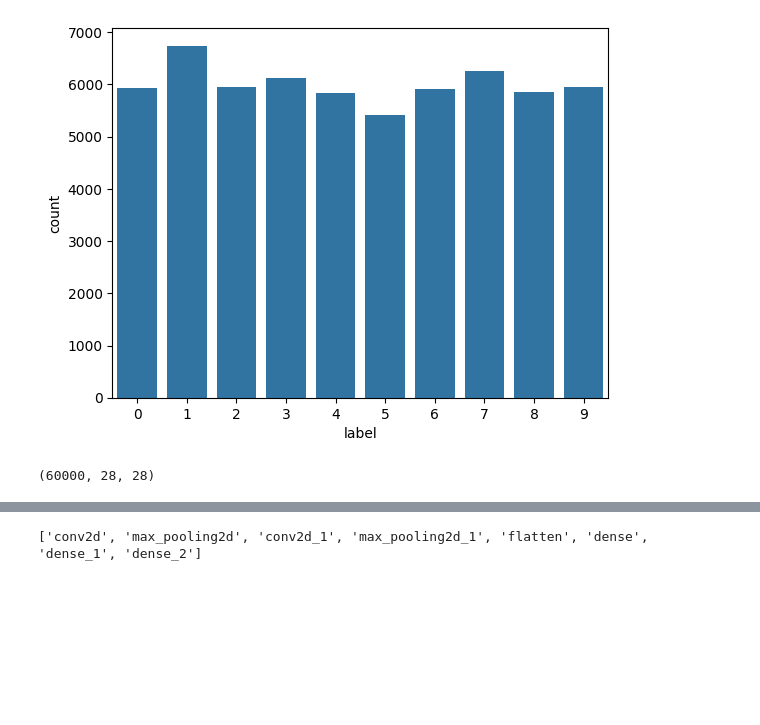
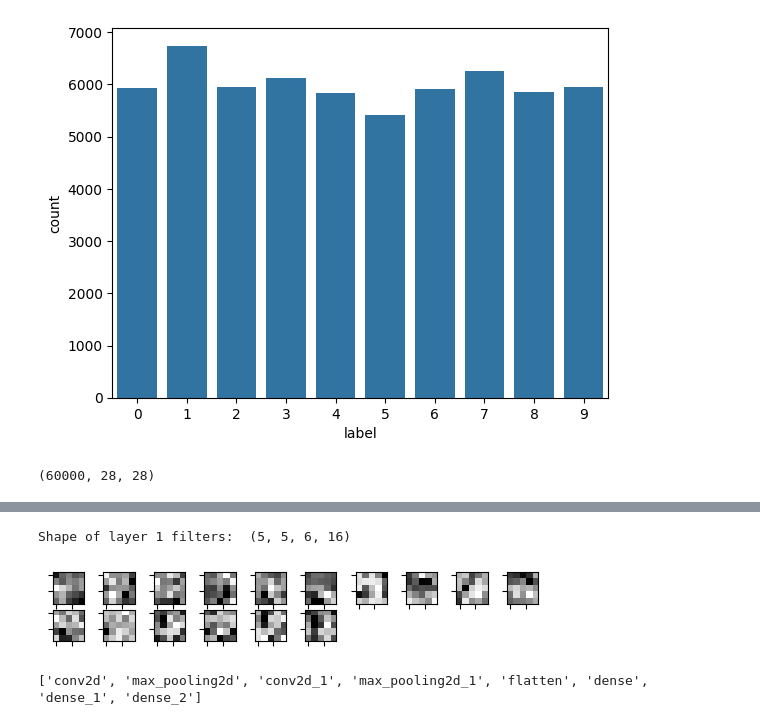
Before and after one commit to Abhinav-Krishnan-Ds/AIProjects, a Jupyter notebook: Computer_vision_Projects/CNN/CNN.ipynb, the cells around one changed output, grey strips where cells are left out. Cells and saved outputs as stored; diff of their text form; code cells hidden in the pictures; blank space fills up the shorter version.

Commit message:
Learning to visualize feature maps

```diff
--- a/Computer_vision_Projects/CNN/CNN.ipynb
+++ b/Computer_vision_Projects/CNN/CNN.ipynb
@@ -125,0 +134,3 @@ Epoch 5/5
+# %%
+layers = model_LeNet.layers
+layers
@@ -126,3 +146,18 @@ Epoch 5/5
+# %%
+filters, biases = layers[2].get_weights()
+
+print("Shape of layer 1 filters: ", filters.shape)
+# %% [output]
+Shape of layer 1 filters:  (5, 5, 6, 16)
+# %%
+for i in range(filters.shape[-1]):
+    f = filters[:, :, :, i]
+    fig = plt.subplot(10, 10, i+1)
+    plt.gca().set_xticklabels([])
+    plt.gca().set_yticklabels([])
+    plt.imshow(f[:, :, 0], cmap='grey')
+# %% [output]
+[figure, added]
 # %%
 layer_names = [layer.name for layer in model_LeNet.layers]
 print(layer_names)
```
Also changed, not shown: parts of 4 cells of this notebook, 3 other files.
